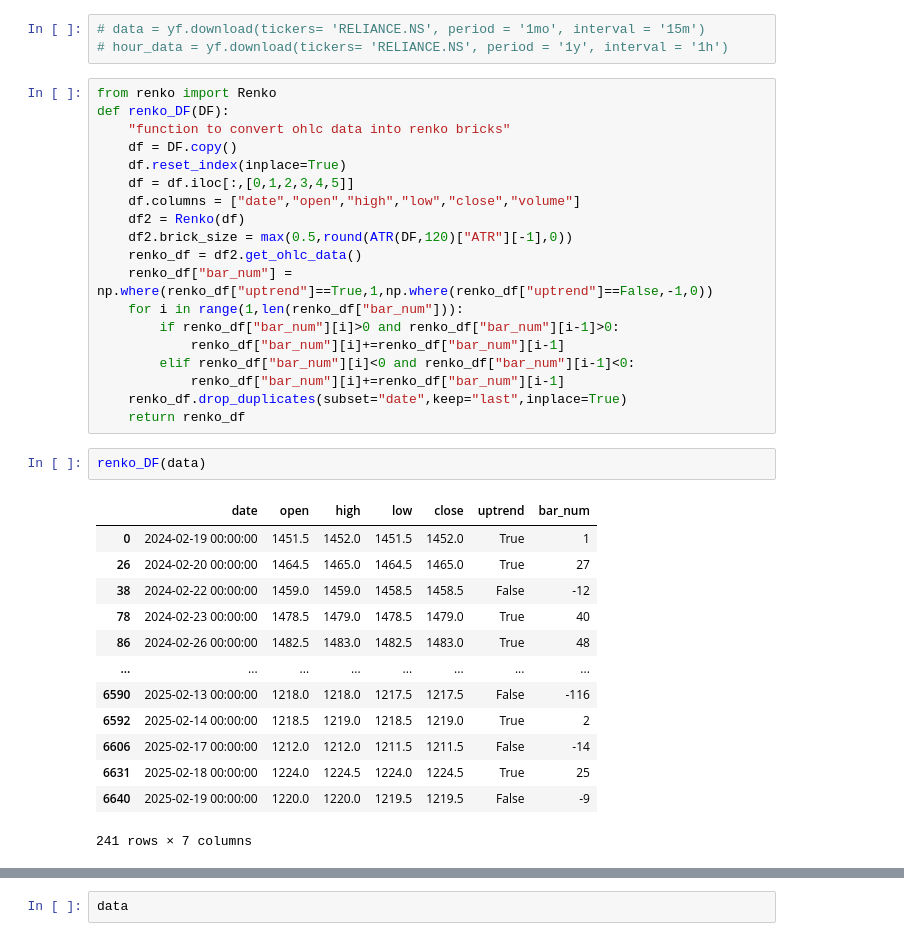
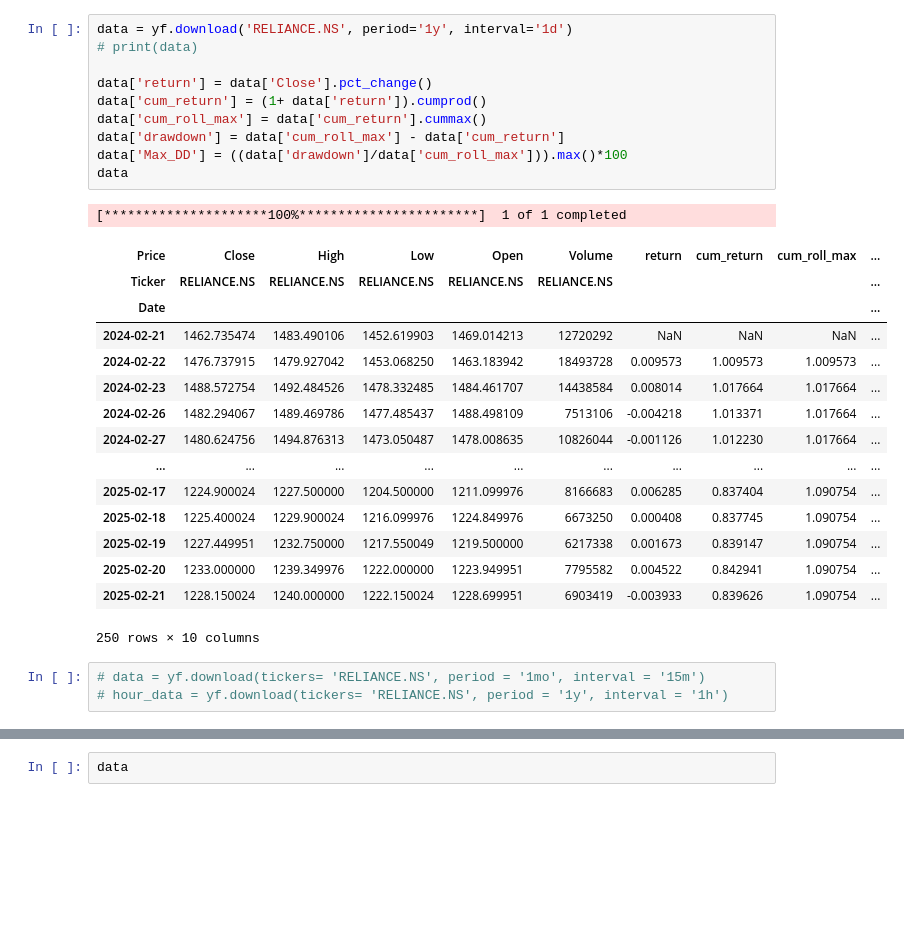
Before and after one commit to isouravsharma/AlgoQuantPi, a Jupyter notebook: Quant/Testing.ipynb, the cells around one changed output, grey strips where cells are left out. Cells and saved outputs as stored; diff of their text form; blank space fills up the shorter version.

```diff
--- a/Quant/Testing.ipynb
+++ b/Quant/Testing.ipynb
@@ -68,38 +137,30 @@ CAGR(data)
+# %%
+data = yf.download('RELIANCE.NS', period='1y', interval='1d')
+# print(data)
+
+data['return'] = data['Close'].pct_change()
+data['cum_return'] = (1+ data['return']).cumprod()
+data['cum_roll_max'] = data['cum_return'].cummax()
+data['drawdown'] = data['cum_roll_max'] - data['cum_return']
+data['Max_DD'] = ((data['drawdown']/data['cum_roll_max'])).max()*100
+data
+# %% [output]
+[*********************100%***********************]  1 of 1 completed
+| Price | Close | High | Low | Open | Volume | return | cum_return | cum_roll_max | ... |
+| Ticker | RELIANCE.NS | RELIANCE.NS | RELIANCE.NS | RELIANCE.NS | RELIANCE.NS |  |  |  | ... |
+| Date |  |  |  |  |  |  |  |  | ... |
+| 2024-02-21 | 1462.735474 | 1483.490106 | 1452.619903 | 1469.014213 | 12720292 | NaN | NaN | NaN | ... |
+| 2024-02-22 | 1476.737915 | 1479.927042 | 1453.068250 | 1463.183942 | 18493728 | 0.009573 | 1.009573 | 1.009573 | ... |
+| 2024-02-23 | 1488.572754 | 1492.484526 | 1478.332485 | 1484.461707 | 14438584 | 0.008014 | 1.017664 | 1.017664 | ... |
+| 2024-02-26 | 1482.294067 | 1489.469786 | 1477.485437 | 1488.498109 | 7513106 | -0.004218 | 1.013371 | 1.017664 | ... |
+| 2024-02-27 | 1480.624756 | 1494.876313 | 1473.050487 | 1478.008635 | 10826044 | -0.001126 | 1.012230 | 1.017664 | ... |
+| ... | ... | ... | ... | ... | ... | ... | ... | ... | ... |
+| 2025-02-17 | 1224.900024 | 1227.500000 | 1204.500000 | 1211.099976 | 8166683 | 0.006285 | 0.837404 | 1.090754 | ... |
+| 2025-02-18 | 1225.400024 | 1229.900024 | 1216.099976 | 1224.849976 | 6673250 | 0.000408 | 0.837745 | 1.090754 | ... |
+| 2025-02-19 | 1227.449951 | 1232.750000 | 1217.550049 | 1219.500000 | 6217338 | 0.001673 | 0.839147 | 1.090754 | ... |
+| 2025-02-20 | 1233.000000 | 1239.349976 | 1222.000000 | 1223.949951 | 7795582 | 0.004522 | 0.842941 | 1.090754 | ... |
+| 2025-02-21 | 1228.150024 | 1240.000000 | 1222.150024 | 1228.699951 | 6903419 | -0.003933 | 0.839626 | 1.090754 | ... |
+250 rows × 10 columns
 # %%
 # data = yf.download(tickers= 'RELIANCE.NS', period = '1mo', interval = '15m')
 # hour_data = yf.download(tickers= 'RELIANCE.NS', period = '1y', interval = '1h')
-# %%
-from renko import Renko
-def renko_DF(DF):
-    "function to convert ohlc data into renko bricks"
-    df = DF.copy()
-    df.reset_index(inplace=True)
-    df = df.iloc[:,[0,1,2,3,4,5]]
-    df.columns = ["date","open","high","low","close","volume"]
-    df2 = Renko(df)
-    df2.brick_size = max(0.5,round(ATR(DF,120)["ATR"][-1],0))
-    renko_df = df2.get_ohlc_data()
-    renko_df["bar_num"] = np.where(renko_df["uptrend"]==True,1,np.where(renko_df["uptrend"]==False,-1,0))
-    for i in range(1,len(renko_df["bar_num"])):
-        if renko_df["bar_num"][i]>0 and renko_df["bar_num"][i-1]>0:
-            renko_df["bar_num"][i]+=renko_df["bar_num"][i-1]
-        elif renko_df["bar_num"][i]<0 and renko_df["bar_num"][i-1]<0:
-            renko_df["bar_num"][i]+=renko_df["bar_num"][i-1]
-    renko_df.drop_duplicates(subset="date",keep="last",inplace=True)
-    return renko_df
-# %%
-renko_DF(data)
-# %% [output]
-|  | date | open | high | low | close | uptrend | bar_num |
-| 0 | 2024-02-19 00:00:00 | 1451.5 | 1452.0 | 1451.5 | 1452.0 | True | 1 |
-| 26 | 2024-02-20 00:00:00 | 1464.5 | 1465.0 | 1464.5 | 1465.0 | True | 27 |
-| 38 | 2024-02-22 00:00:00 | 1459.0 | 1459.0 | 1458.5 | 1458.5 | False | -12 |
-| 78 | 2024-02-23 00:00:00 | 1478.5 | 1479.0 | 1478.5 | 1479.0 | True | 40 |
-| 86 | 2024-02-26 00:00:00 | 1482.5 | 1483.0 | 1482.5 | 1483.0 | True | 48 |
-| ... | ... | ... | ... | ... | ... | ... | ... |
-| 6590 | 2025-02-13 00:00:00 | 1218.0 | 1218.0 | 1217.5 | 1217.5 | False | -116 |
-| 6592 | 2025-02-14 00:00:00 | 1218.5 | 1219.0 | 1218.5 | 1219.0 | True | 2 |
-| 6606 | 2025-02-17 00:00:00 | 1212.0 | 1212.0 | 1211.5 | 1211.5 | False | -14 |
-| 6631 | 2025-02-18 00:00:00 | 1224.0 | 1224.5 | 1224.0 | 1224.5 | True | 25 |
-| 6640 | 2025-02-19 00:00:00 | 1220.0 | 1220.0 | 1219.5 | 1219.5 | False | -9 |
-241 rows × 7 columns
```
Also changed, not shown: parts of 27 cells of this notebook, 8 other files.
